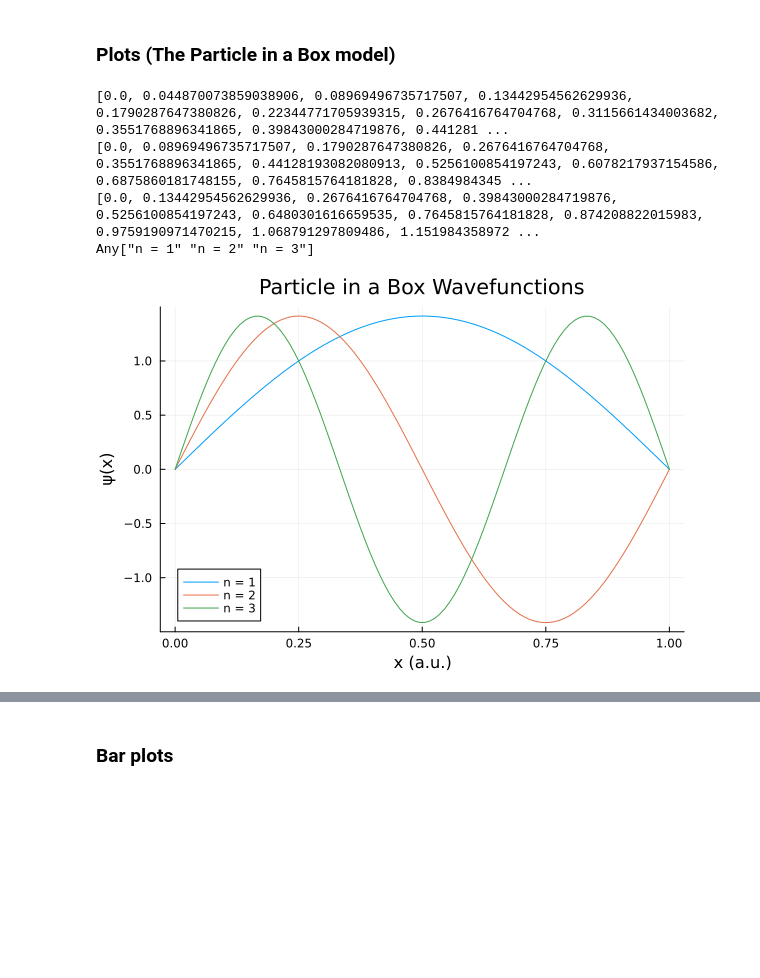
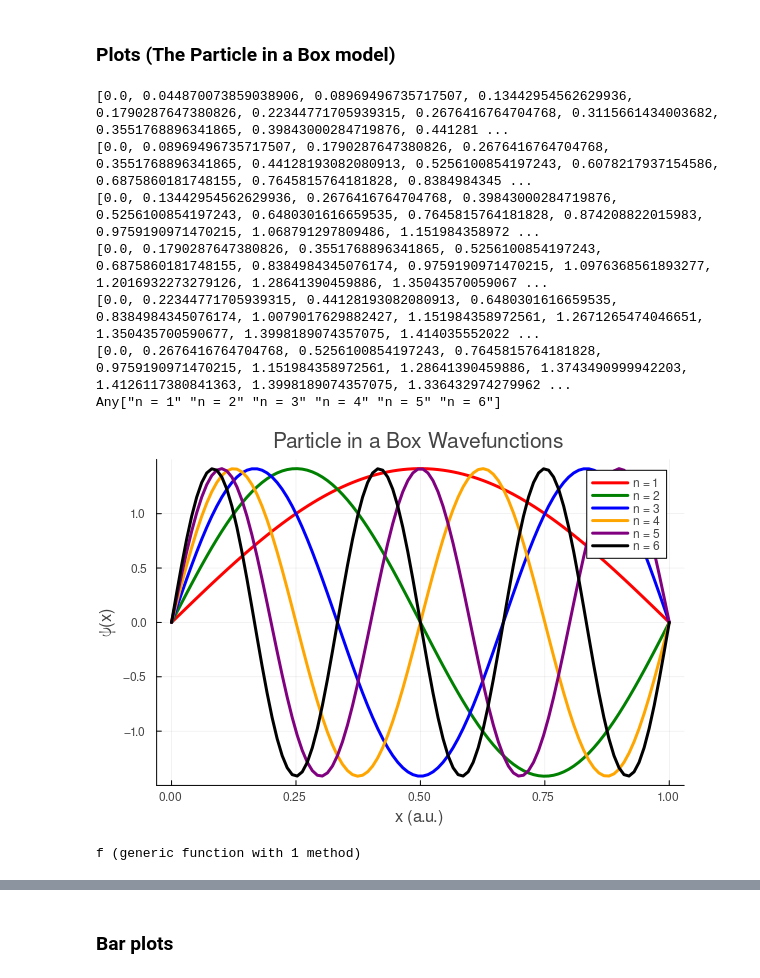
Before and after one commit to Leticia-maria/Introduction.jl, a Jupyter notebook: Classes/daytwo.ipynb, the cells around one changed output, grey strips where cells are left out. Saved outputs shown, nothing was run; the diff lists cells and outputs as text; code cells hidden in the pictures; blank space fills up the shorter version.

```diff
--- a/Classes/daytwo.ipynb
+++ b/Classes/daytwo.ipynb
@@ -178,36 +335,49 @@ using Plots
 
 a = 1.0  # in atomic units
 # Number of points in space
 N = 100
 # Coordinate space
 x = range(0, stop=a, length=N)
 
 labels = []
 wavefunctions = []
 
 # Now let's compute the first three wavefunctions:
-for n in 1:3
-    ψ = sqrt(2/a) * sin.(n * pi * x / a)
+for n in 1:6
+    ψ = sqrt(2/a) * sin.(n * π * x / a)
     push!(wavefunctions, ψ)
     push!(labels, "n = $n")
     println(ψ)
 end
 
-print(reshape(labels, 1,3))
+colors = [:red :green :blue :orange :purple :black]
+
+print(reshape(labels, 1,6)) # reshaping vector into a matrix to be your label
 
 plot()
 plot!(
         x, wavefunctions,
-        label=reshape(labels, 1,3)
+        label=reshape(labels, 1,6),
+        linewidth=3.0,
+        fontfamily="Helvetica",
+        color=colors,
+        legend=:topright
     )
 
 title!("Particle in a Box Wavefunctions")
 
 xlabel!("x (a.u.)")
 ylabel!("ψ(x)")
 # %% [output]
 [0.0, 0.044870073859038906, 0.08969496735717507, 0.13442954562629936, 0.1790287647380826, 0.22344771705939315, 0.2676416764704768, 0.3115661434003682, 0.3551768896341865, 0.39843000284719876, 0.441281 ...
 [0.0, 0.08969496735717507, 0.1790287647380826, 0.2676416764704768, 0.3551768896341865, 0.44128193082080913, 0.5256100854197243, 0.6078217937154586, 0.6875860181748155, 0.7645815764181828, 0.8384984345 ...
 [0.0, 0.13442954562629936, 0.2676416764704768, 0.39843000284719876, 0.5256100854197243, 0.6480301616659535, 0.7645815764181828, 0.874208822015983, 0.9759190971470215, 1.068791297809486, 1.151984358972 ...
-Any["n = 1" "n = 2" "n = 3"]
+[0.0, 0.1790287647380826, 0.3551768896341865, 0.5256100854197243, 0.6875860181748155, 0.8384984345076174, 0.9759190971470215, 1.0976368561893277, 1.2016932273279126, 1.28641390459886, 1.35043570059067 ...
+[0.0, 0.22344771705939315, 0.44128193082080913, 0.6480301616659535, 0.8384984345076174, 1.0079017629882427, 1.151984358972561, 1.2671265474046651, 1.350435700590677, 1.3998189074357075, 1.414035552022 ...
+[0.0, 0.2676416764704768, 0.5256100854197243, 0.7645815764181828, 0.9759190971470215, 1.151984358972561, 1.28641390459886, 1.3743490999942203, 1.4126117380841363, 1.3998189074357075, 1.336432974279962 ...
+Any["n = 1" "n = 2" "n = 3" "n = 4" "n = 5" "n = 6"]
-[figure, old version]
+[figure, new version]
+# %%
+f(x) = x^2
+# %% [output]
+f (generic function with 1 method)
```
Also changed, not shown: parts of 45 cells of this notebook, 2 other files.
